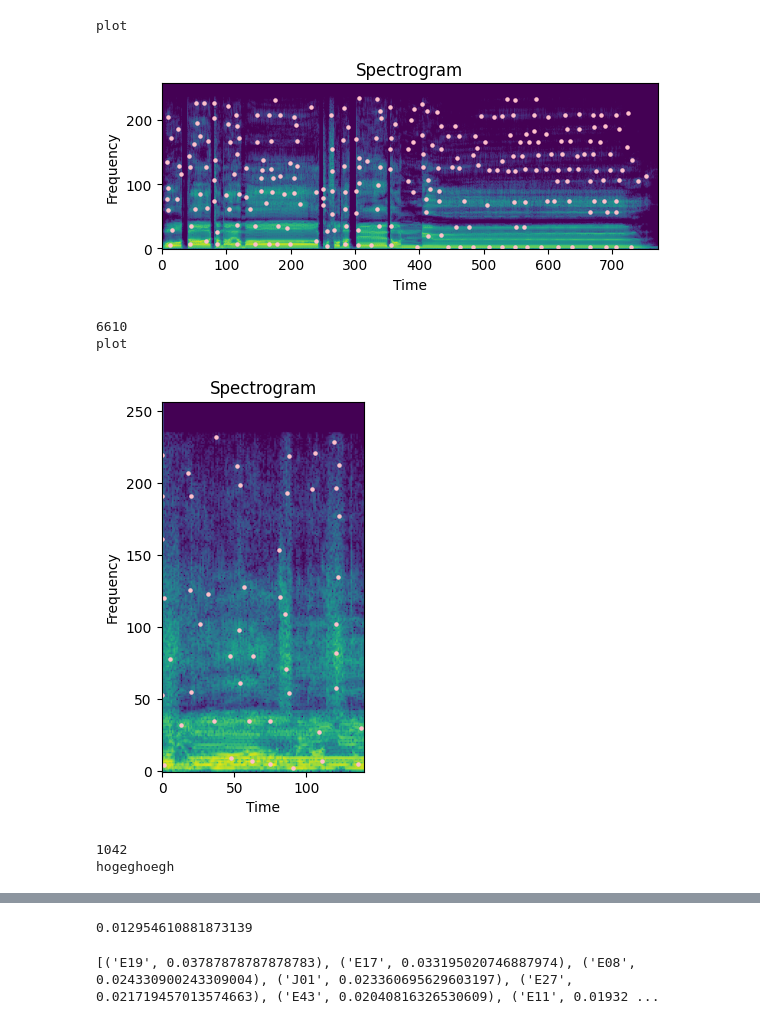
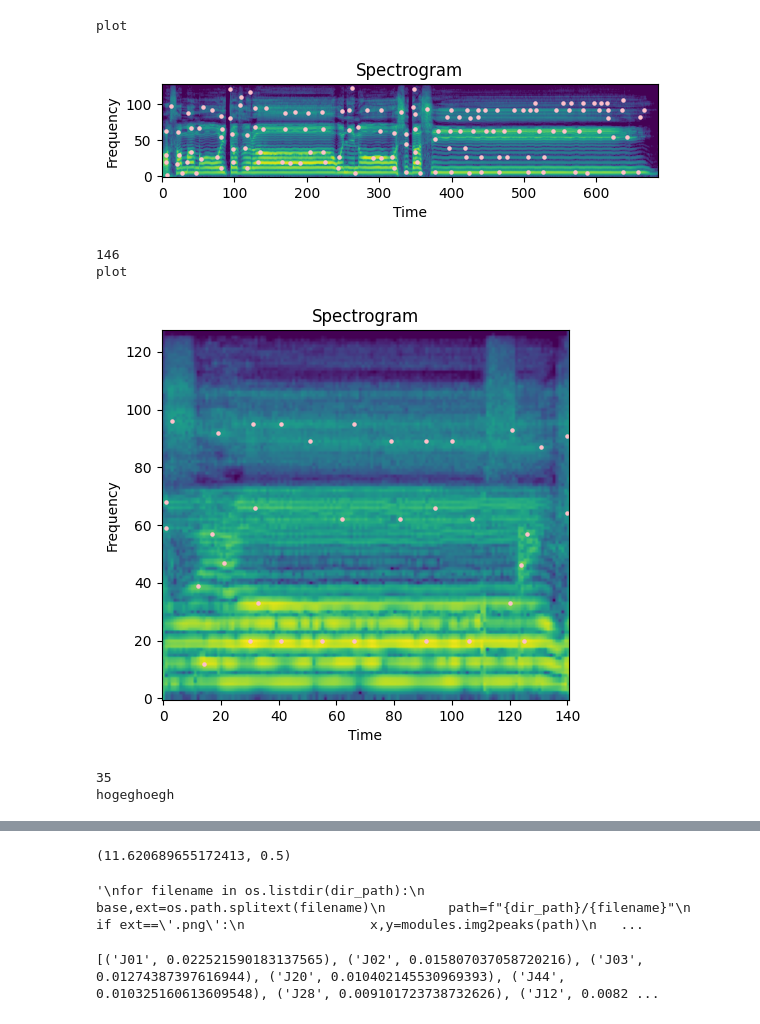
Before and after one commit to procon33-Competition/match, a Jupyter notebook: test.ipynb, the cells around one changed output, grey strips where cells are left out. Drawn from its saved outputs; the diff is of its cells as text; code cells hidden in the pictures.

```diff
--- a/test.ipynb
+++ b/test.ipynb
@@ -37,22 +37,22 @@ dir_path="imgs/melspec"
 %matplotlib inline
 # %%
 import modules
-spec,fs=modules.path2sgram("./data/JKspeech-v_1_0/JKspeech/J/J05.wav")
+spec,fs=modules.path2sgram("./data/JKspeech-v_1_0/JKspeech/J01.wav")
 # spec=modules.path2cqt2sgram("./data/JKspeech-v_1_0/JKspeech/E01.wav")
-x,y=modules.sgram2peaks(spec,amp_min=50,plot=True)
+x,y=modules.sgram2peaks(spec,amp_min=40,plot=True,PEAK_NEIGHBORHOOD_SIZE=8)
 # print(x,y)
 hashpeaks,pairs=modules.peaks2hash(x,y)
-print(len(hashpeaks))
-spec,fs=modules.path2sgram("data/sample_Q_202205/sample_Q_202205/sample_Q_J04/problem5.wav")
-x_,y_=modules.sgram2peaks(spec,amp_min=50,plot=True)
+print(len(x))
+spec,fs=modules.path2sgram("data/sample_Q_202205/sample_Q_202205/sample_Q_J02/problem2.wav")
+x_,y_=modules.sgram2peaks(spec,amp_min=40,plot=True,PEAK_NEIGHBORHOOD_SIZE=8)
 hashpeaks_,pairs_=modules.peaks2hash(x_,y_)
-print(len(hashpeaks_))
+print(len(x_))
 modules.hashmatching(hashpeaks,hashpeaks_,graph=True)
 # %% [output]
 plot
-[figure, old version]
+[figure, new version]
-6610
+146
 plot
-[figure, old version]
+[figure, new version]
-1042
+35
 hogeghoegh
@@ -62,4 +62,4 @@ hogeghoegh
-0.012954610881873139
+(11.620689655172413, 0.5)
 # %%
 
 '''
@@ -71,6 +71,8 @@ for filename in os.listdir(dir_path):
                 hashpeaks,pairs=modules.pairling_peaks(x,y)
 
 '''
+# %% [output]
+'\nfor filename in os.listdir(dir_path):\n        base,ext=os.path.splitext(filename)\n        path=f"{dir_path}/{filename}"\n        if ext==\'.png\':\n                x,y=modules.img2peaks(path)\n   ...
 # %%
 import pickle
 def load_pkl(path):
@@ -83,14 +85,12 @@ x,y=modules.sgram2peaks(spec,amp_min=50,plot=False)
 audio_hash,pairs=modules.peaks2hash(x,y)
 
 
-
-problem_db=load_pkl("db/hash_melsgram_db.pkl")
-name_db=load_pkl("db/name_db.pkl")
-lists=load_pkl("db/lists_db.pkl")
+lists=load_pkl("db/J/lists_db.pkl")
 tmp=dict()
 for problem,name in lists:
     # print(i)
-    hoge=modules.hashmatching(audio_hash,problem)
+    hoge,hoge_=modules.hashmatching(audio_hash,problem)
+    tmp[name]=f"{hoge},{hoge_}"
     # print(len(problem_db[i]))
     # print(hoge)
     tmp[name]=hoge
@@ -104,4 +104,4 @@ tmp=sorted(tmp.items(),key=lambda x:x[1],reverse=True)
 # return ans
 print(tmp[:30])
 # %% [output]
-[('E19', 0.03787878787878783), ('E17', 0.033195020746887974), ('E08', 0.024330900243309004), ('J01', 0.023360695629603197), ('E27', 0.021719457013574663), ('E43', 0.02040816326530609), ('E11', 0.01932 ...
+[('J01', 0.022521590183137565), ('J02', 0.015807037058720216), ('J03', 0.01274387397616944), ('J20', 0.010402145530969393), ('J44', 0.010325160613609548), ('J28', 0.009101723738732626), ('J12', 0.0082 ...
```
Also changed, not shown: parts of 1 cell of this notebook, 7 other files.
